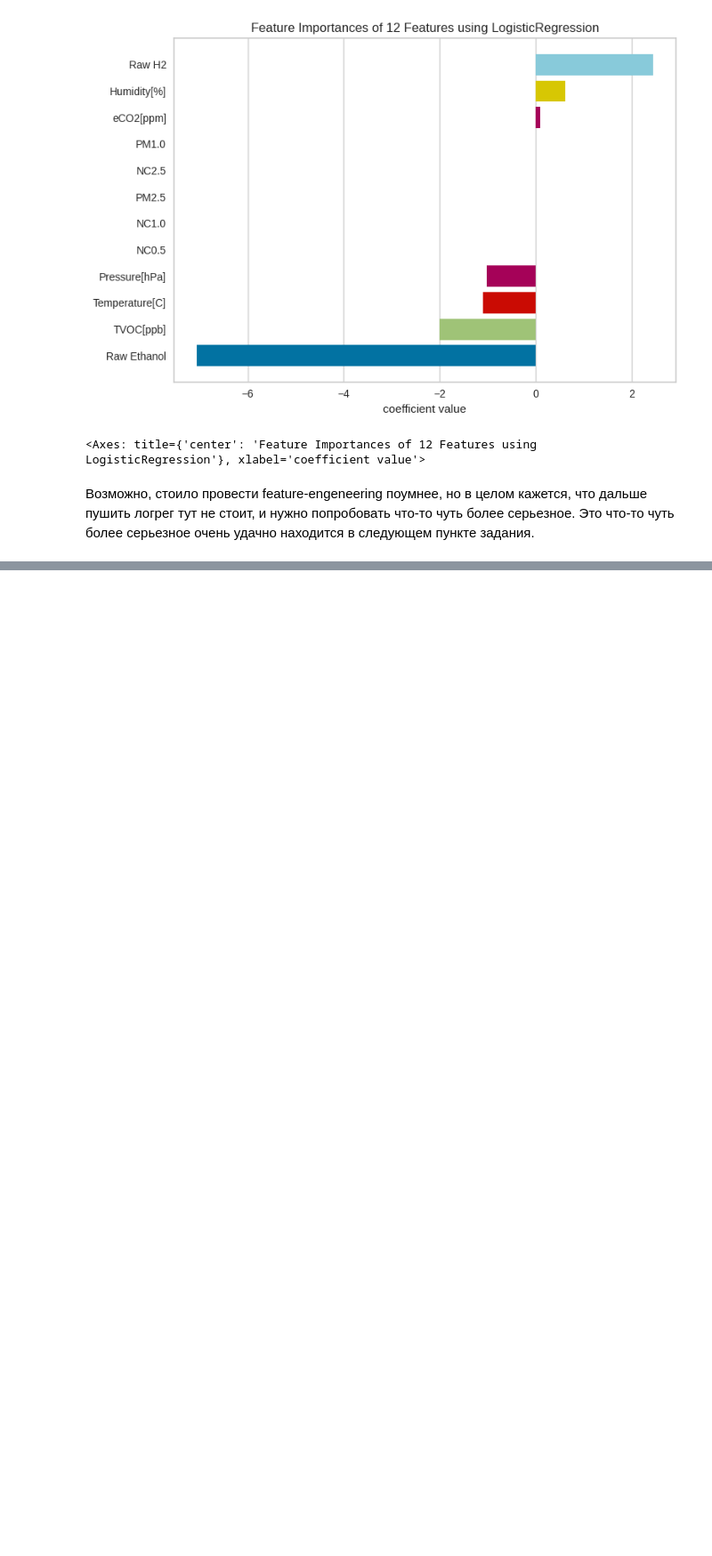
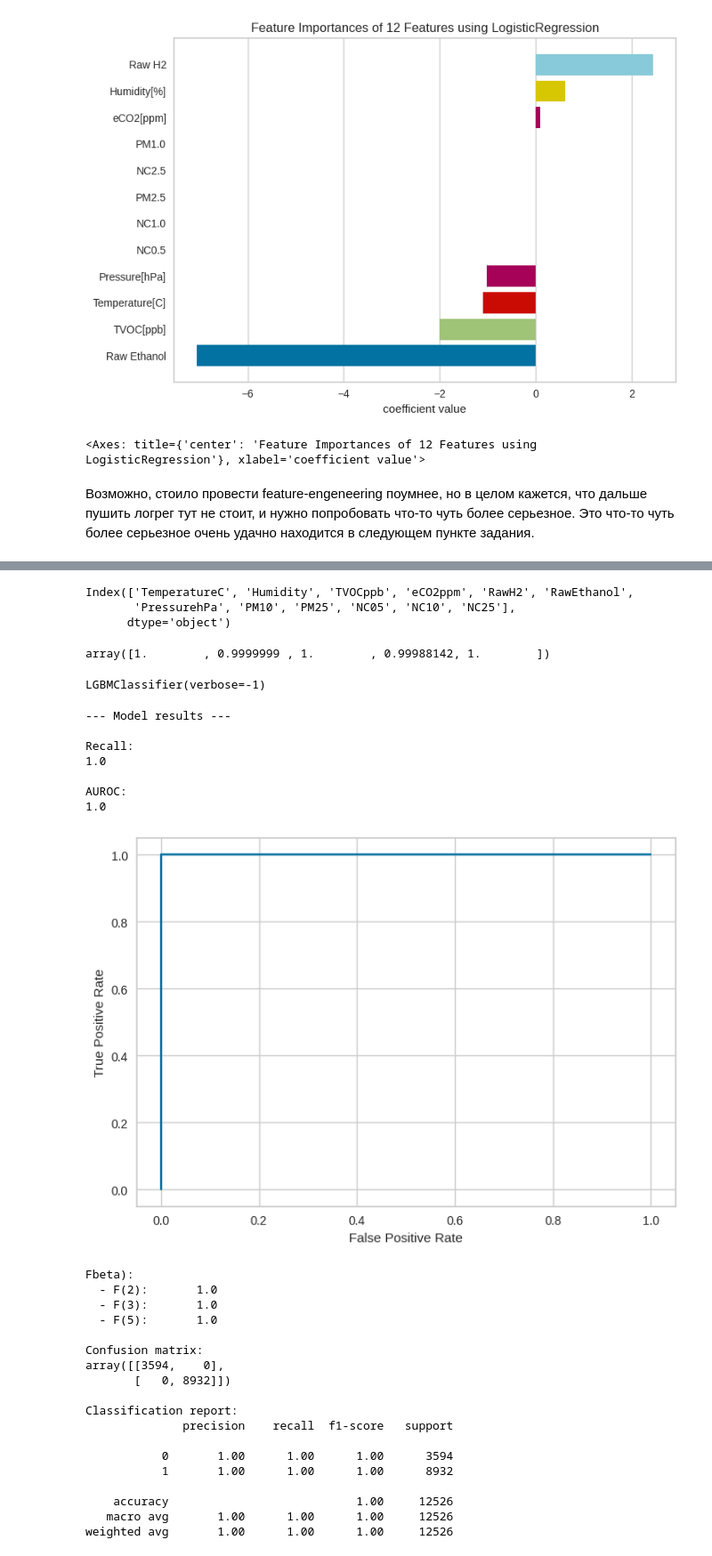
Before and after one commit to smertlove/ML_hw, a Jupyter notebook: HW4.ipynb, the cells around one changed output, grey strips where cells are left out. Shown at 89% size. Saved outputs shown, nothing was run; the diff lists cells and outputs as text; code cells hidden in the pictures; blank space fills up the shorter version.

```diff
--- a/HW4.ipynb
+++ b/HW4.ipynb
@@ -1225,0 +1239,55 @@ viz.show()
+# %%
+import re
+X_train = X_train.rename(columns = lambda x:re.sub('[^A-Za-z0-9_]+', '', x))
+# %%
+X_train.columns
+# %% [output]
+Index(['TemperatureC', 'Humidity', 'TVOCppb', 'eCO2ppm', 'RawH2', 'RawEthanol',
+       'PressurehPa', 'PM10', 'PM25', 'NC05', 'NC10', 'NC25'],
+      dtype='object')
+# %%
+# Скоринг без ресамплинга
+cross_val_score(
+    LGBMClassifier(verbose=-1),
+    X_train,
+    y_train,
+    cv=kfold,
+    scoring=MAIN_SCORE
+)
+# %% [output]
+array([1.        , 0.9999999 , 1.        , 0.99988142, 1.        ])
+# %%
+baseline_lgbm = LGBMClassifier(verbose=-1)
+# %%
+baseline_lgbm.fit(X_train, y_train)
+# %% [output]
+LGBMClassifier(verbose=-1)
+# %%
+custom_classification_report(baseline_lgbm, y_test)
+# %% [output]
+--- Model results ---
+
+Recall:
+1.0
+
+AUROC:
+1.0
+[figure, added]
+Fbeta):
+  - F(2):       1.0
+  - F(3):       1.0
+  - F(5):       1.0
+
+Confusion matrix:
+array([[3594,    0],
+       [   0, 8932]])
+
+Classification report:
+              precision    recall  f1-score   support
+
+           0       1.00      1.00      1.00      3594
+           1       1.00      1.00      1.00      8932
+
+    accuracy                           1.00     12526
+   macro avg       1.00      1.00      1.00     12526
+weighted avg       1.00      1.00      1.00     12526
```
Also changed, not shown: parts of 14 cells of this notebook.
